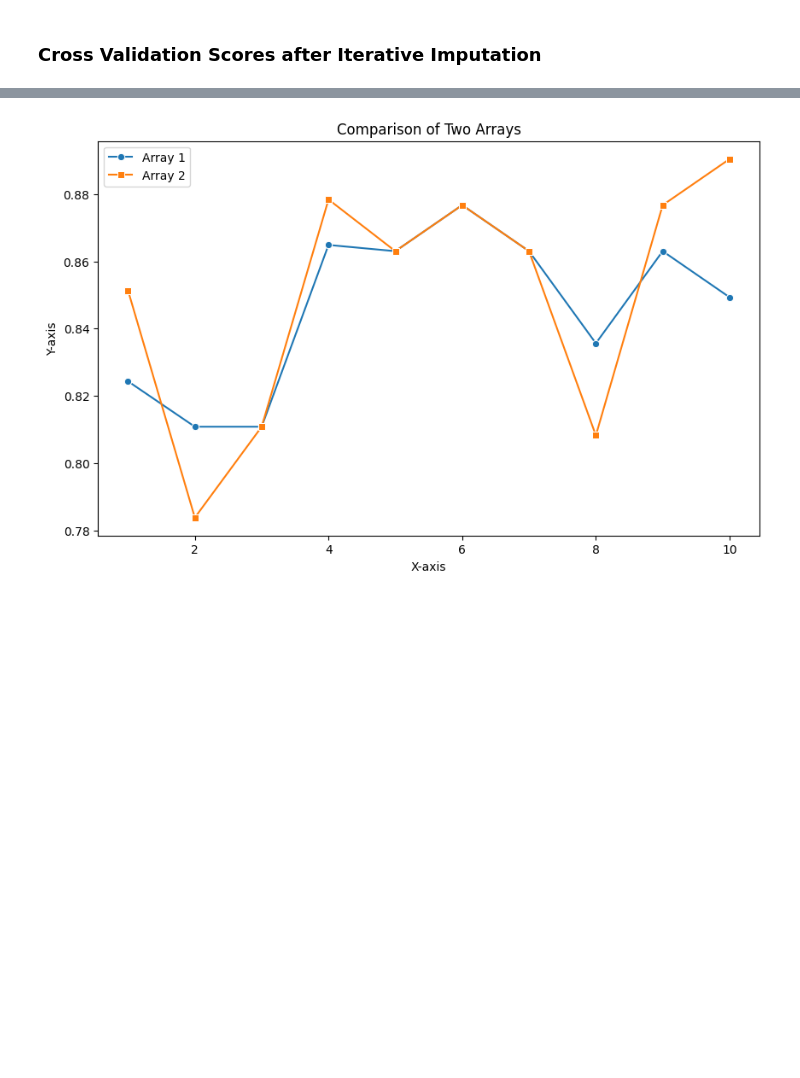
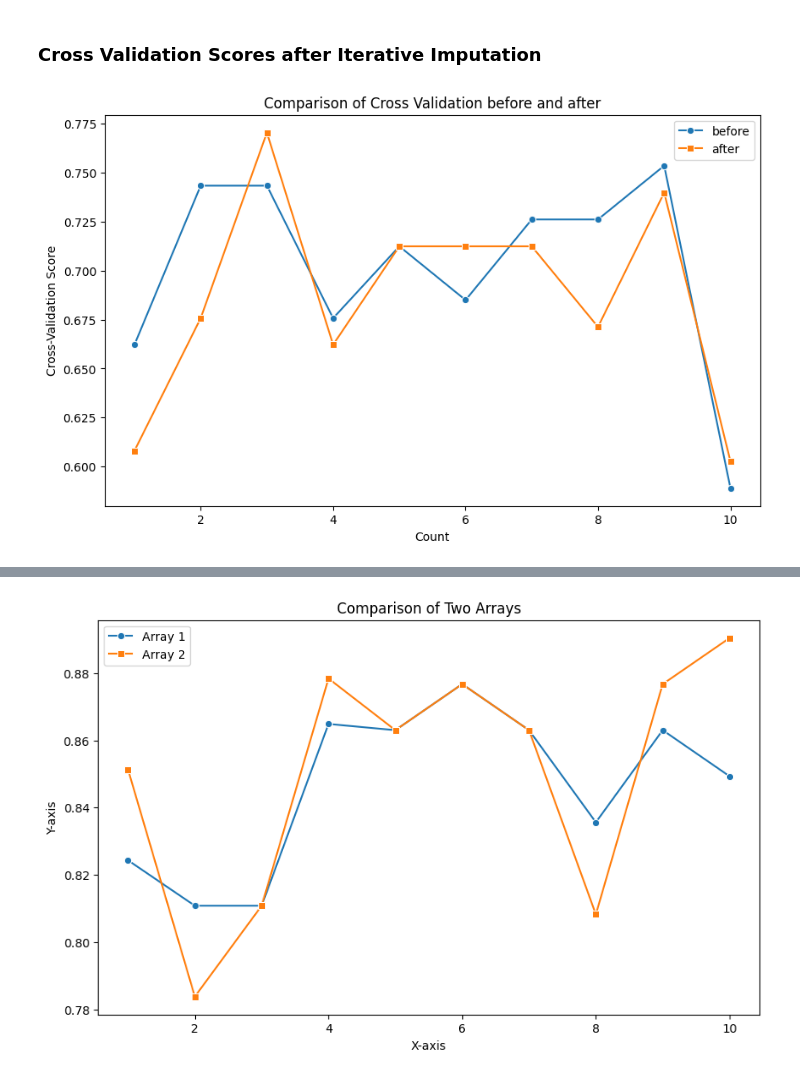
Before and after one commit to HereticInquisitor/Medical, a Jupyter notebook: src/components/feature_engineering.ipynb, the cells around one changed output, grey strips where cells are left out. Cells and saved outputs as stored; diff of their text form; code cells hidden in the pictures; blank space fills up the shorter version.

```diff
--- a/src/components/feature_engineering.ipynb
+++ b/src/components/feature_engineering.ipynb
@@ -155,0 +177,18 @@ cv_dt_after=cross_val_score(dt, X_train, Y_train, cv=10)
+# %%
+def plot(cv_before, cv_after, label1, label2):
+    x = np.array([1, 2, 3, 4, 5,6,7,8,9,10])
+
+    plt.figure(figsize=(10, 6))
+
+    sns.lineplot(x=x, y=cv_before, label=label1, marker='o')
+    sns.lineplot(x=x, y=cv_after, label=label2, marker='s')
+
+    plt.title('Comparison of Cross Validation before and after')
+    plt.xlabel('Count')
+    plt.ylabel('Cross-Validation Score')
+    plt.legend()
+    plt.show()
+# %%
+plot(cv_knn_before, cv_knn_after, "before", "after")
+# %% [output]
+[figure, added]
```
Also changed, not shown: parts of 9 cells of this notebook.
